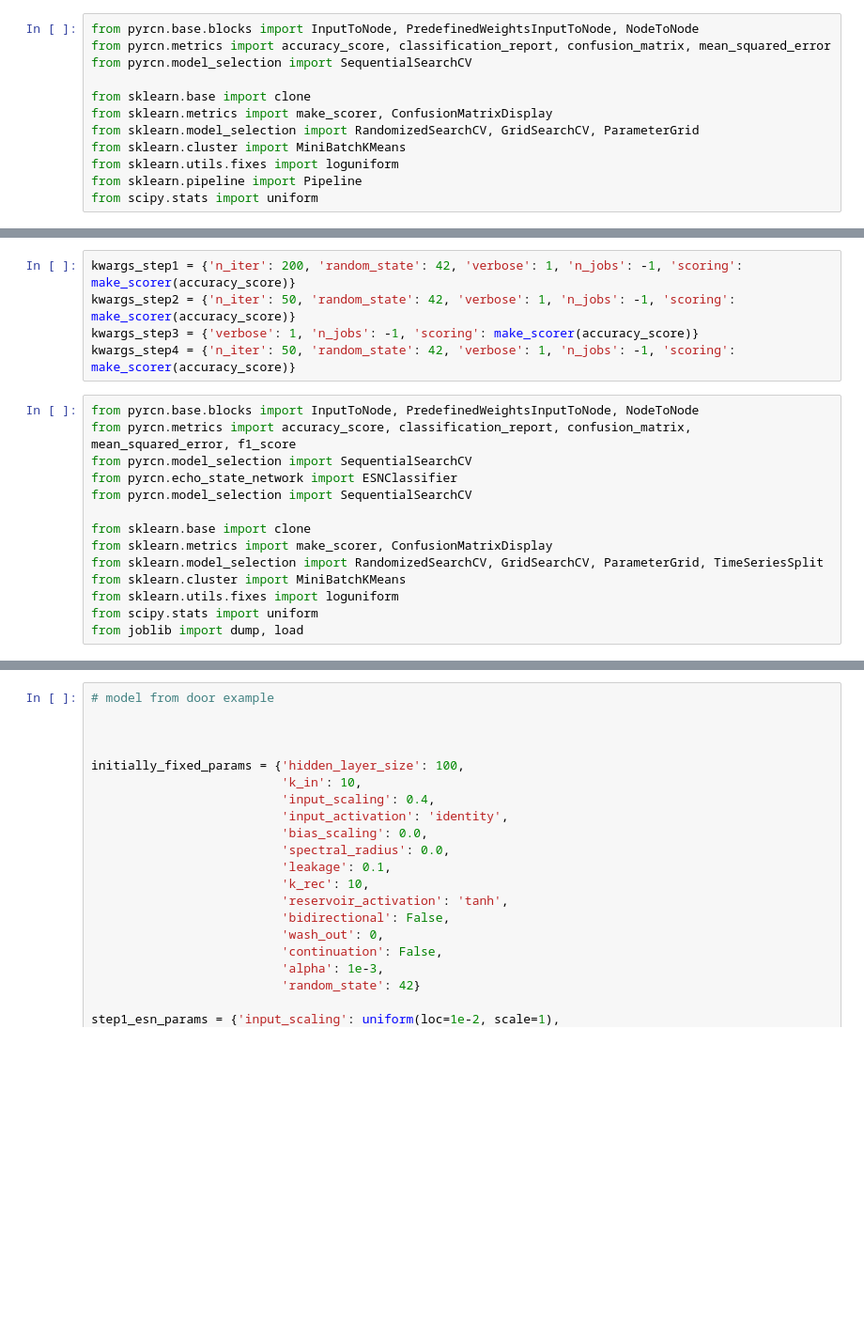
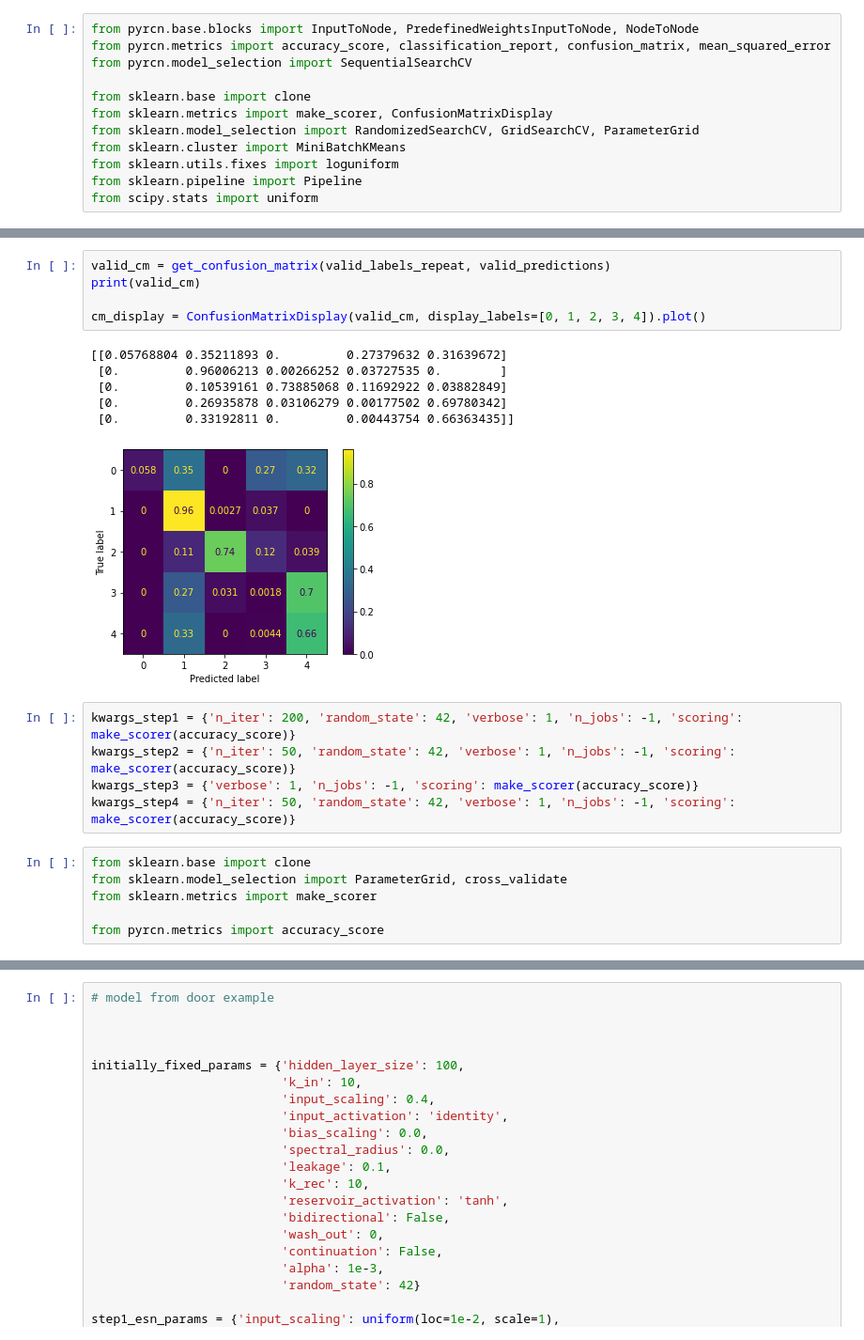
Before and after one commit to chriswxho/radar_rcn, a Jupyter notebook: Bidirectional.ipynb, the cells around one changed output, grey strips where cells are left out. Shown at 94% size. Drawn from its saved outputs; the diff is of its cells as text; blank space fills up the shorter version.

```diff
--- a/Bidirectional.ipynb
+++ b/Bidirectional.ipynb
@@ -287,19 +311,23 @@ valid_predictions, valid_acc = get_accuracy(n2o, valid_dataset, valid_labels)
+# %%
+valid_cm = get_confusion_matrix(valid_labels_repeat, valid_predictions)
+print(valid_cm)
+
+cm_display = ConfusionMatrixDisplay(valid_cm, display_labels=[0, 1, 2, 3, 4]).plot()
+# %% [output]
+[[0.05768804 0.35211893 0.         0.27379632 0.31639672]
+ [0.         0.96006213 0.00266252 0.03727535 0.        ]
+ [0.         0.10539161 0.73885068 0.11692922 0.03882849]
+ [0.         0.26935878 0.03106279 0.00177502 0.69780342]
+ [0.         0.33192811 0.         0.00443754 0.66363435]]
+[figure, added]
 # %%
 kwargs_step1 = {'n_iter': 200, 'random_state': 42, 'verbose': 1, 'n_jobs': -1, 'scoring': make_scorer(accuracy_score)}
 kwargs_step2 = {'n_iter': 50, 'random_state': 42, 'verbose': 1, 'n_jobs': -1, 'scoring': make_scorer(accuracy_score)}
 kwargs_step3 = {'verbose': 1, 'n_jobs': -1, 'scoring': make_scorer(accuracy_score)}
 kwargs_step4 = {'n_iter': 50, 'random_state': 42, 'verbose': 1, 'n_jobs': -1, 'scoring': make_scorer(accuracy_score)}
 # %%
-from pyrcn.base.blocks import InputToNode, PredefinedWeightsInputToNode, NodeToNode
-from pyrcn.metrics import accuracy_score, classification_report, confusion_matrix, mean_squared_error, f1_score
-from pyrcn.model_selection import SequentialSearchCV
-from pyrcn.echo_state_network import ESNClassifier
-from pyrcn.model_selection import SequentialSearchCV
+from sklearn.base import clone
+from sklearn.model_selection import ParameterGrid, cross_validate
+from sklearn.metrics import make_scorer
 
-from sklearn.base import clone
-from sklearn.metrics import make_scorer, ConfusionMatrixDisplay
-from sklearn.model_selection import RandomizedSearchCV, GridSearchCV, ParameterGrid, TimeSeriesSplit
-from sklearn.cluster import MiniBatchKMeans
-from sklearn.utils.fixes import loguniform
-from scipy.stats import uniform
-from joblib import dump, load
+from pyrcn.metrics import accuracy_score
```
Also changed, not shown: parts of 28 cells of this notebook.
